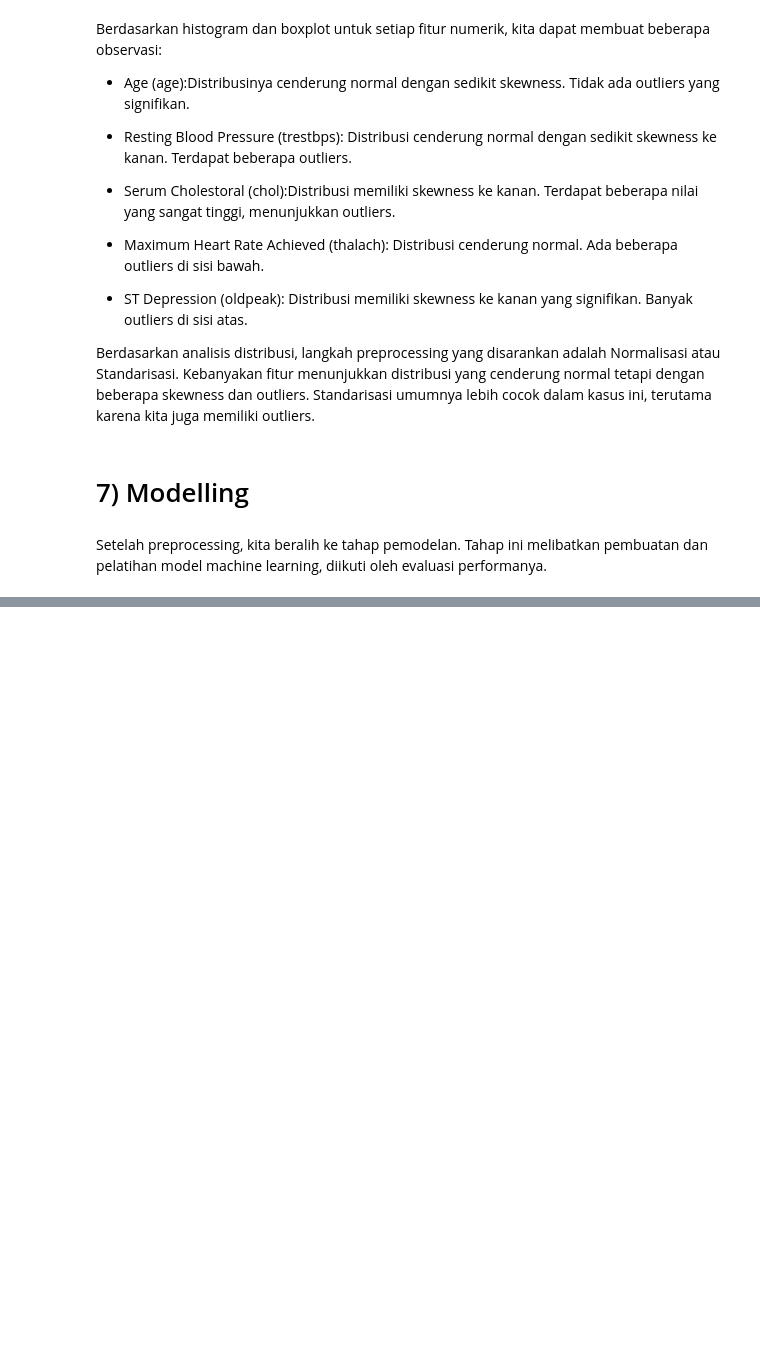
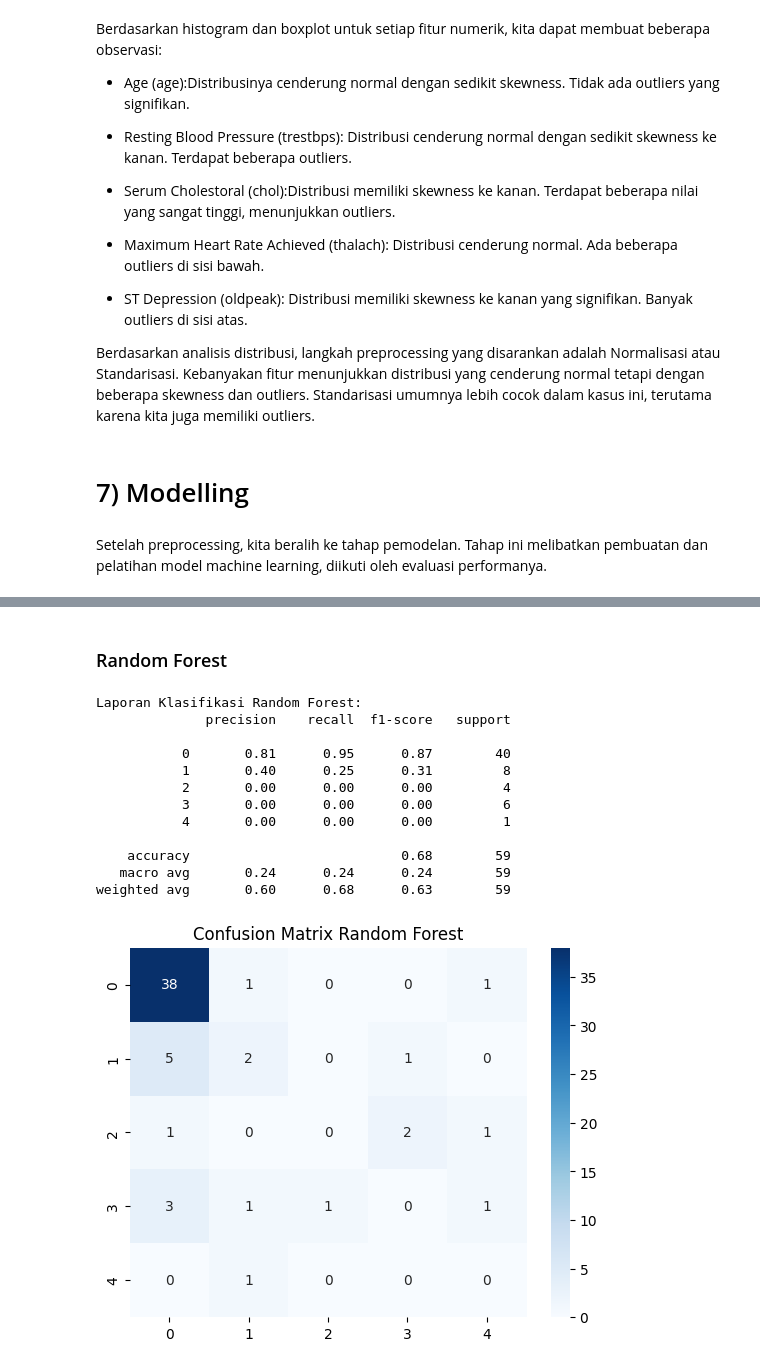
Before and after one commit to devapratama/BK-Hungarian, a Jupyter notebook: BK_Hungarian.ipynb, the cells around one changed output, grey strips where cells are left out. Saved outputs shown, nothing was run; the diff lists cells and outputs as text; code cells hidden in the pictures; blank space fills up the shorter version.

```diff
--- a/BK_Hungarian.ipynb
+++ b/BK_Hungarian.ipynb
@@ -612,0 +575,31 @@ plt.show()
+# %% [markdown]
+### Random Forest
+# %%
+# Membuat model Random Forest
+rf = RandomForestClassifier(random_state=42)
+rf.fit(X_train, y_train)
+# Evaluasi model
+y_pred_rf = rf.predict(X_test)
+accuracies['RF_standard'] = rf.score(X_test, y_test)
+print("Laporan Klasifikasi Random Forest:")
+print(classification_report(y_test, y_pred_rf))
+
+# Plot Confusion Matrix
+cm_rf = confusion_matrix(y_test, y_pred_rf)
+sns.heatmap(cm_rf, annot=True, cmap="Blues")
+plt.title('Confusion Matrix Random Forest')
+plt.show()
+# %% [output]
+Laporan Klasifikasi Random Forest:
+              precision    recall  f1-score   support
+
+           0       0.81      0.95      0.87        40
+           1       0.40      0.25      0.31         8
+           2       0.00      0.00      0.00         4
+           3       0.00      0.00      0.00         6
+           4       0.00      0.00      0.00         1
+
+    accuracy                           0.68        59
+   macro avg       0.24      0.24      0.24        59
+weighted avg       0.60      0.68      0.63        59
+[figure, added]
```
Also changed, not shown: parts of 58 cells of this notebook.
